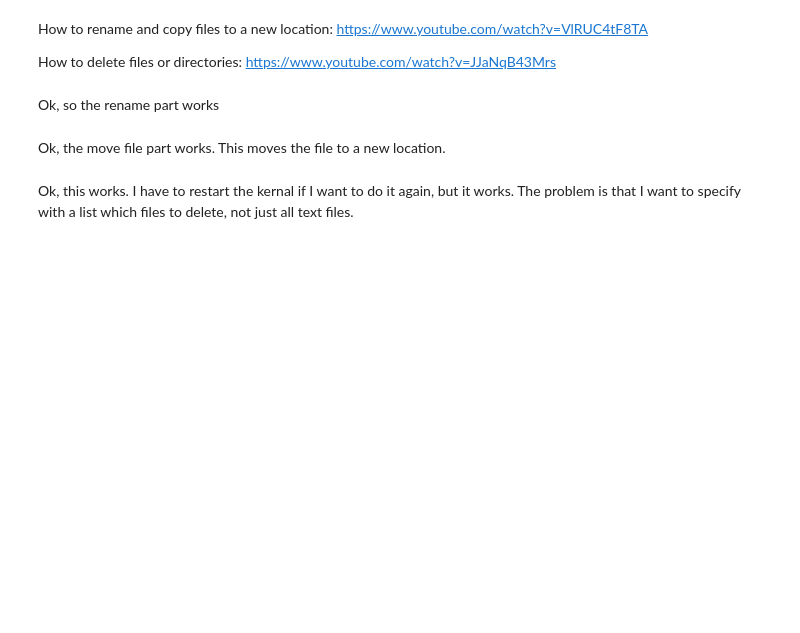
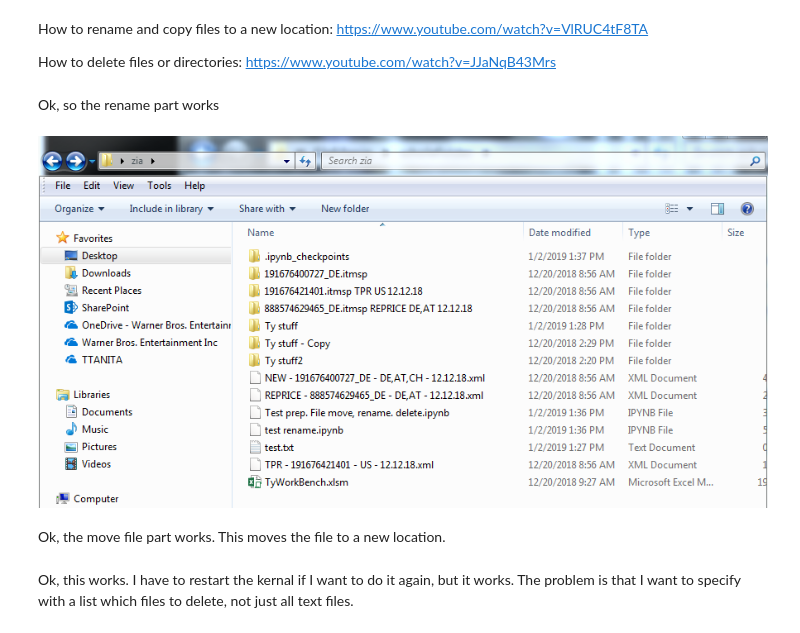
Before and after one commit to tygithub18/Work_In_Progress, a Jupyter notebook: Partial - How to work with files to move, rename. delete.ipynb, the cells around one changed output. Drawn from its saved outputs; the diff is of its cells as text; code cells hidden in the pictures; blank space fills up the shorter version.

```diff
--- a/Partial - How to work with files to move, rename. delete.ipynb
+++ b/Partial - How to work with files to move, rename. delete.ipynb
@@ -10,6 +10,11 @@ https://www.youtube.com/watch?v=JJaNqB43Mrs
 Ok, so the rename part works
 # %%
 import os
+# %%
+from IPython.display import Image
+Image(filename='Folder_structure.png')
+# %% [output]
+[figure, added]
 # %%
 prevName = '9NEW - 191676400727_DE - DE,AT,CH - 12.12.18.xml'
 # %%
```
